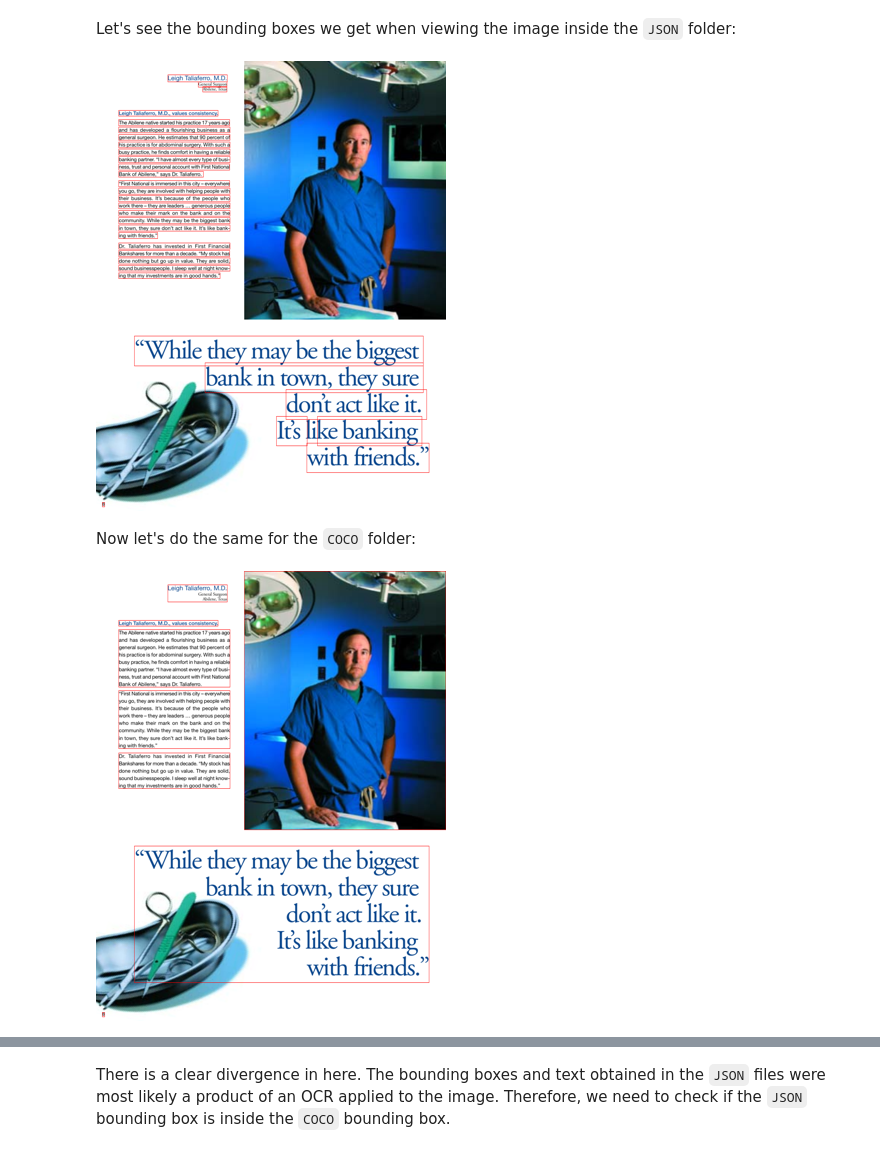
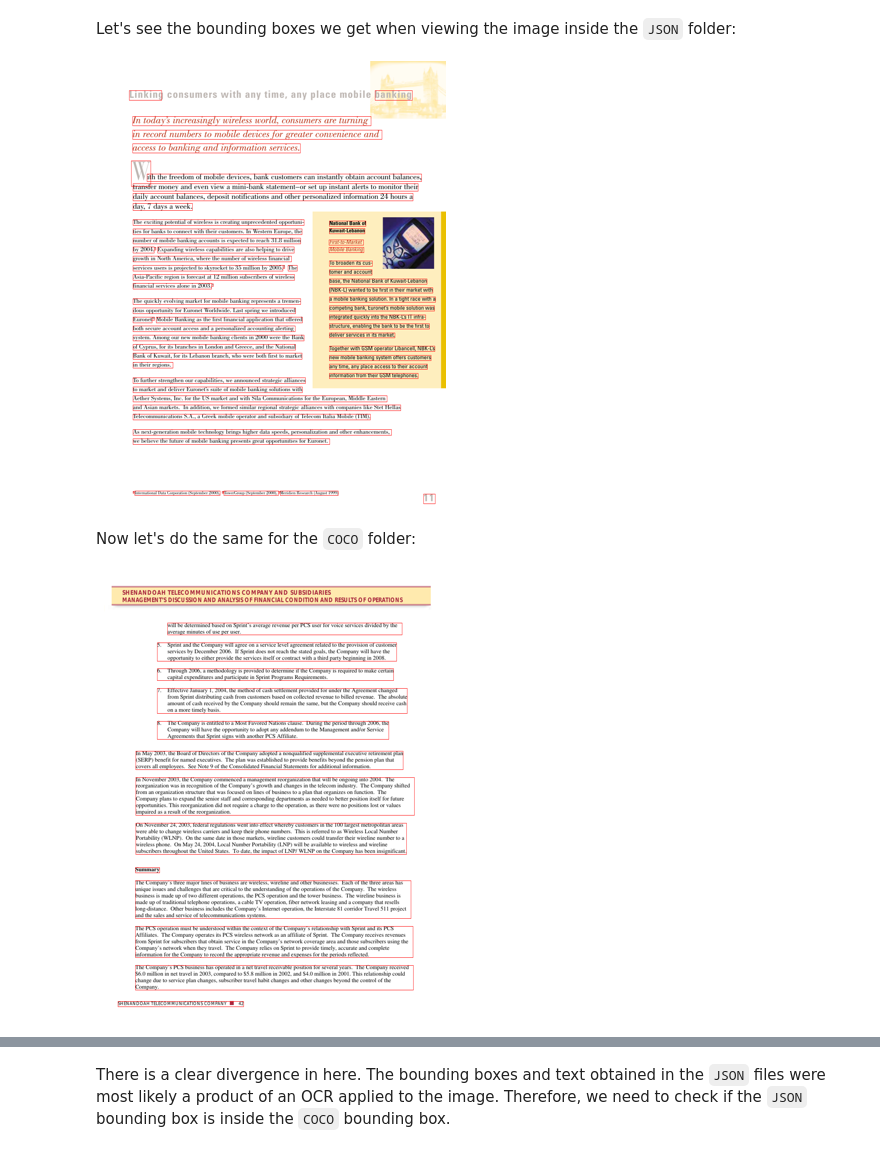
Before and after one commit to pmorelr/document_ai, a Jupyter notebook: notebooks/doclaynet_cleaning.ipynb, the cells around one changed output, grey strips where cells are left out. Drawn from its saved outputs; the diff is of its cells as text; code cells hidden in the pictures.

```diff
--- a/notebooks/doclaynet_cleaning.ipynb
+++ b/notebooks/doclaynet_cleaning.ipynb
@@ -132,24 +132,24 @@ Let's see the bounding boxes we get when viewing the image inside the <code>JSON
 # %%
 path_imgs='../data/raw/DocLayNet/PNG/'
 
-index = 0
+index = 3
 
 image = Image.open(path_imgs+dataset[index]['image_path'])
 image = image.convert("RGB")
 
 bboxes_json = [words_bb[index][i][1] for i in range(len(words_bb[index]))]
 
 draw = ImageDraw.Draw(image)
 for b in bboxes_json:
    draw.rectangle([b[0], b[1], b[0]+b[2], b[1]+b[3]], outline='red')
 
 image.resize((350,450))
 # %% [output]
-[figure, old version]
+[figure, new version]
 # %% [markdown]
 Now let's do the same for the <code>COCO</code> folder:
 # %%
-index = 0
+index = 152
 
 image = Image.open(path_imgs+dataset[index]['image_path'])
 image = image.convert("RGB")
@@ -161,4 +161,4 @@ for b in dataset[index]['bboxes']:
 
 image.resize((350,450))
 # %% [output]
-[figure, old version]
+[figure, new version]
```
Also changed, not shown: parts of 1 cell of this notebook, 1 other file.
